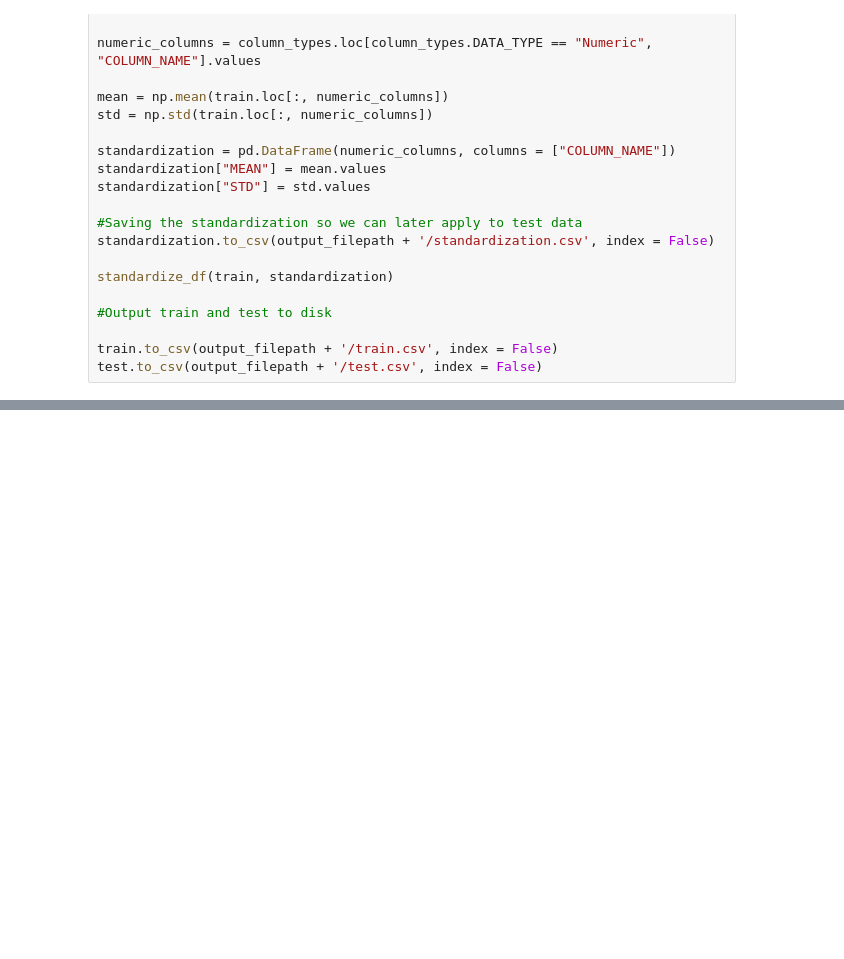
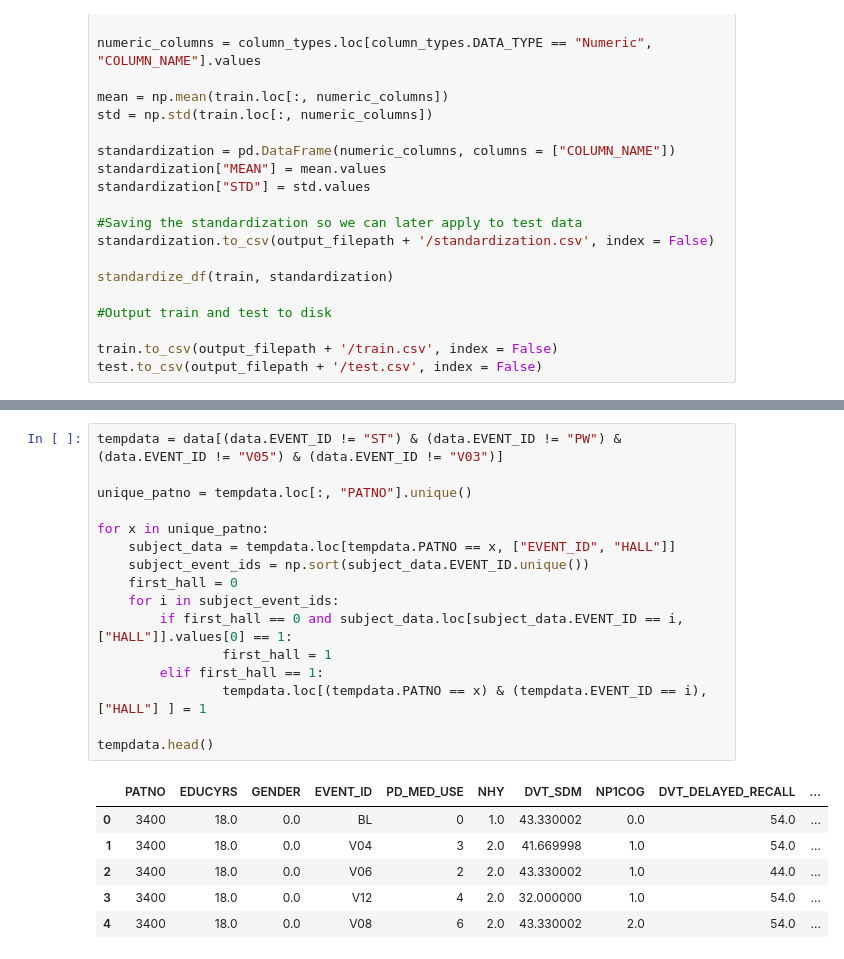
Before and after one commit to Tjersland/Master_2020_Prediction_of_Psychosis_in_Parkinsons_Patients_using_Machine_learning, a Jupyter notebook: final_preprocessing.ipynb, the cells around one changed output, grey strips where cells are left out. Saved outputs shown, nothing was run; the diff lists cells and outputs as text; blank space fills up the shorter version.

```diff
--- a/final_preprocessing.ipynb
+++ b/final_preprocessing.ipynb
@@ -330,0 +479,23 @@ test.to_csv(output_filepath + '/test.csv', index = False)
+# %%
+tempdata = data[(data.EVENT_ID != "ST") & (data.EVENT_ID != "PW") & (data.EVENT_ID != "V05") & (data.EVENT_ID != "V03")]
+
+unique_patno = tempdata.loc[:, "PATNO"].unique()
+
+for x in unique_patno:
+    subject_data = tempdata.loc[tempdata.PATNO == x, ["EVENT_ID", "HALL"]]
+    subject_event_ids = np.sort(subject_data.EVENT_ID.unique())
+    first_hall = 0
+    for i in subject_event_ids:
+        if first_hall == 0 and subject_data.loc[subject_data.EVENT_ID == i, ["HALL"]].values[0] == 1:
+                first_hall = 1
+        elif first_hall == 1:
+                tempdata.loc[(tempdata.PATNO == x) & (tempdata.EVENT_ID == i), ["HALL"] ] = 1
+
+tempdata.head()
+# %% [output]
+|  | PATNO | EDUCYRS | GENDER | EVENT_ID | PD_MED_USE | NHY | DVT_SDM | NP1COG | DVT_DELAYED_RECALL | ... |
+| 0 | 3400 | 18.0 | 0.0 | BL | 0 | 1.0 | 43.330002 | 0.0 | 54.0 | ... |
+| 1 | 3400 | 18.0 | 0.0 | V04 | 3 | 2.0 | 41.669998 | 1.0 | 54.0 | ... |
+| 2 | 3400 | 18.0 | 0.0 | V06 | 2 | 2.0 | 43.330002 | 1.0 | 44.0 | ... |
+| 3 | 3400 | 18.0 | 0.0 | V12 | 4 | 2.0 | 32.000000 | 1.0 | 54.0 | ... |
+| 4 | 3400 | 18.0 | 0.0 | V08 | 6 | 2.0 | 43.330002 | 2.0 | 54.0 | ... |
```
Also changed, not shown: parts of 11 cells of this notebook, 3 other files.
